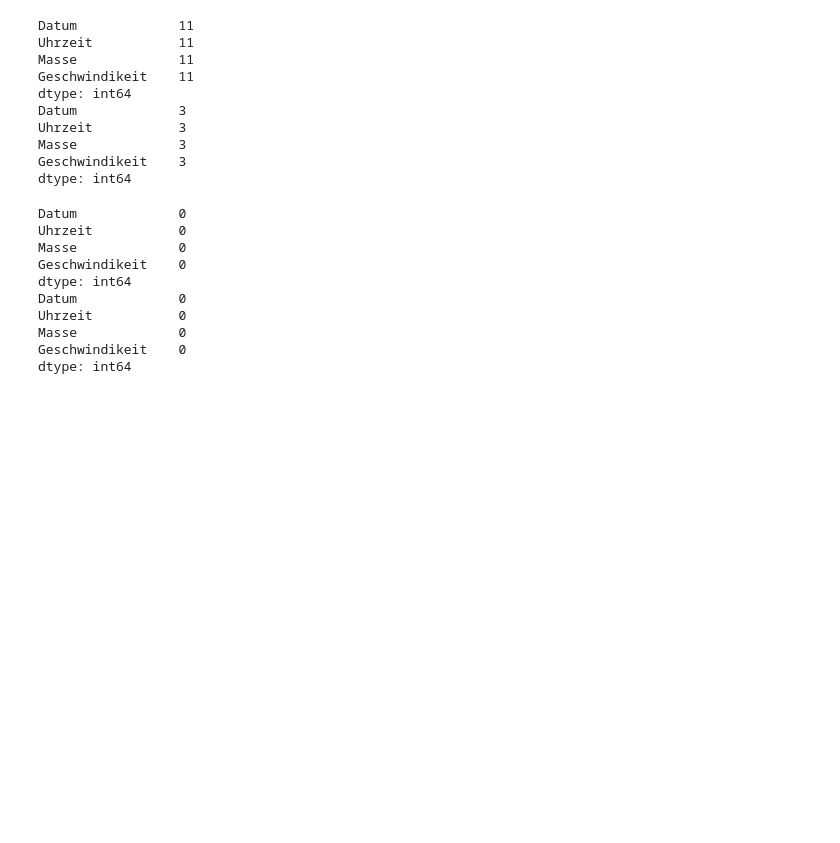
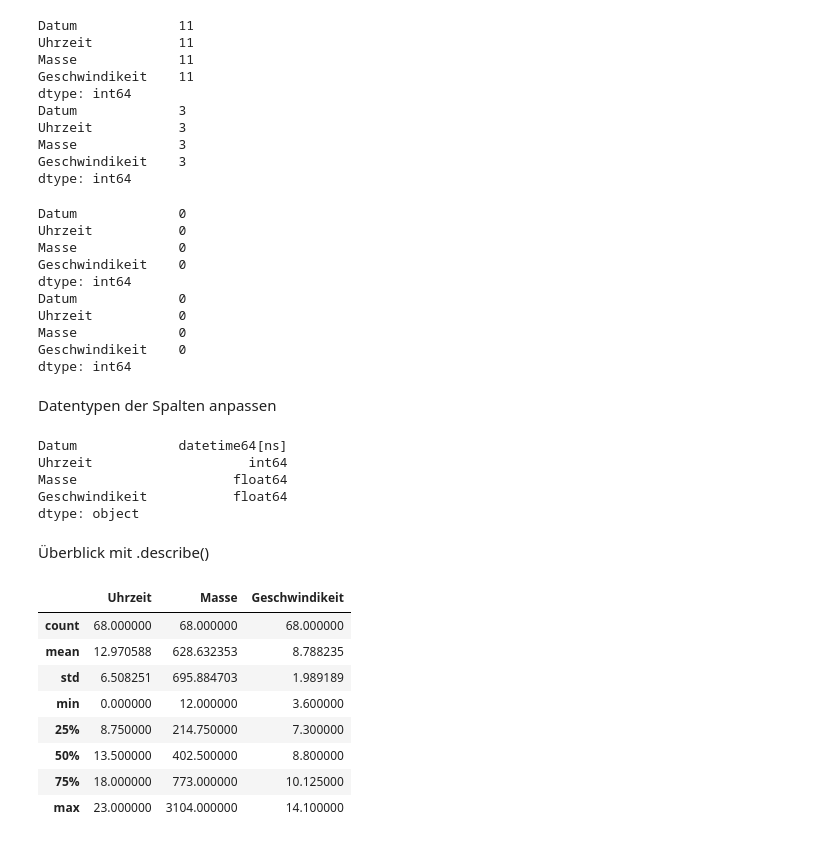
Before and after one commit to staldenhoefler/Steinschlag, a Jupyter notebook: eda/dsa_eda.ipynb, the cells around one changed output. Cells and saved outputs as stored; diff of their text form; code cells hidden in the pictures; blank space fills up the shorter version.

```diff
--- a/eda/dsa_eda.ipynb
+++ b/eda/dsa_eda.ipynb
@@ -109,3 +110,32 @@ Uhrzeit           0
 Masse             0
 Geschwindikeit    0
 dtype: int64
+# %% [markdown]
+Datentypen der Spalten anpassen
+# %%
+abloeseZone1["Datum"] = pd.to_datetime(abloeseZone1["Datum"])
+abloeseZone1["Uhrzeit"] = pd.to_datetime(abloeseZone1["Uhrzeit"]).dt.hour
+abloeseZone1.dtypes
+abloeseZone2["Datum"] = pd.to_datetime(abloeseZone2["Datum"])
+abloeseZone2["Uhrzeit"] = pd.to_datetime(abloeseZone2["Uhrzeit"]).dt.hour
+abloeseZone2.dtypes
+# %% [output]
+Datum             datetime64[ns]
+Uhrzeit                    int64
+Masse                    float64
+Geschwindikeit           float64
+dtype: object
+# %% [markdown]
+Überblick mit .describe()
+# %%
+abloeseZone1.describe()
+# %% [output]
+|  | Uhrzeit | Masse | Geschwindikeit |
+| count | 68.000000 | 68.000000 | 68.000000 |
+| mean | 12.970588 | 628.632353 | 8.788235 |
+| std | 6.508251 | 695.884703 | 1.989189 |
+| min | 0.000000 | 12.000000 | 3.600000 |
+| 25% | 8.750000 | 214.750000 | 7.300000 |
+| 50% | 13.500000 | 402.500000 | 8.800000 |
+| 75% | 18.000000 | 773.000000 | 10.125000 |
+| max | 23.000000 | 3104.000000 | 14.100000 |
```
Also changed, not shown: parts of 6 cells of this notebook, 1 other file.
